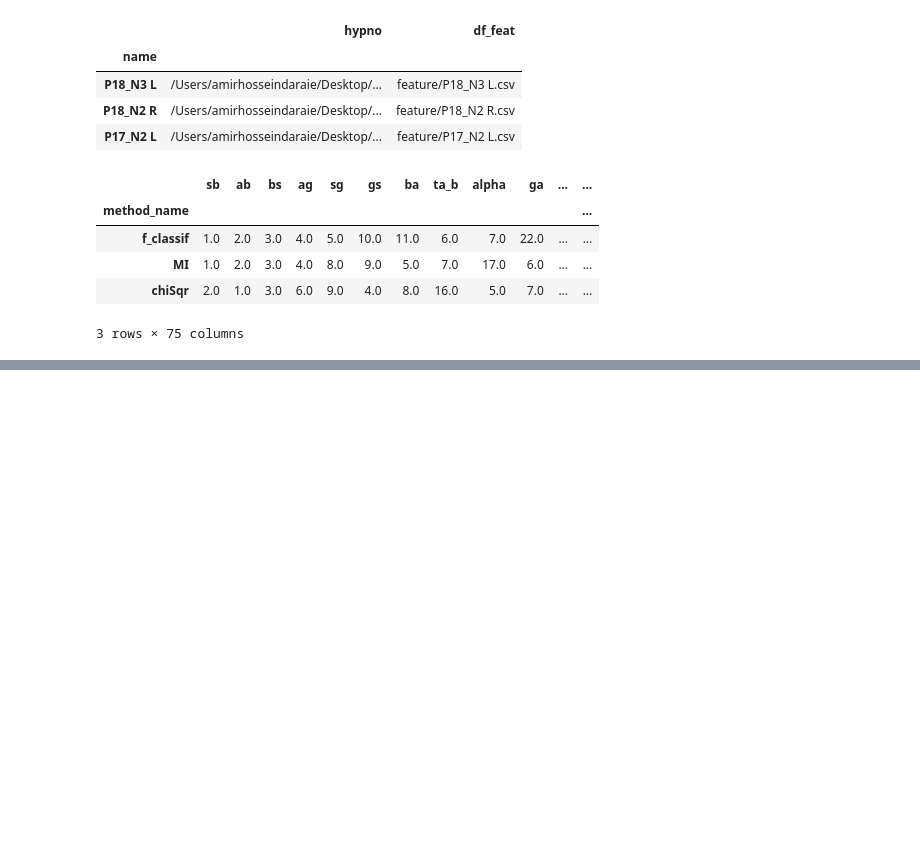
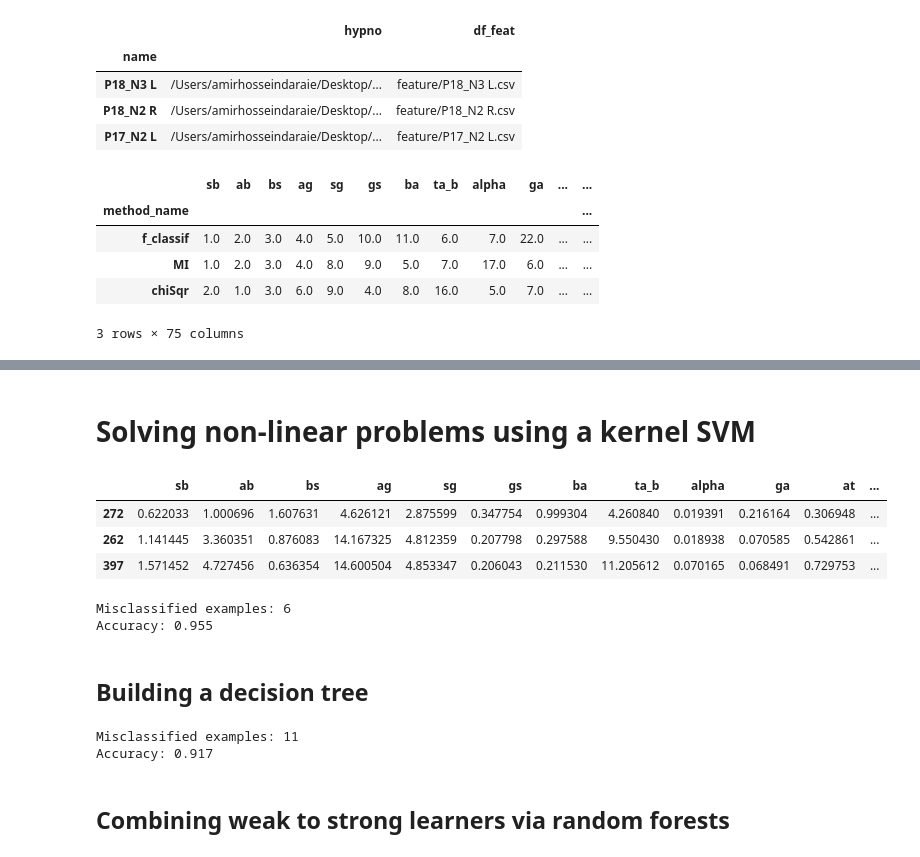
Before and after one commit to amirhdre/BSc-Thesis, a Jupyter notebook: 13 code.ipynb, the cells around one changed output, grey strips where cells are left out. Saved outputs shown, nothing was run; the diff lists cells and outputs as text; code cells hidden in the pictures; blank space fills up the shorter version.

```diff
--- a/13 code.ipynb
+++ b/13 code.ipynb
@@ -39,3 +39,14 @@ rankings_df.head(3)
 | MI | 1.0 | 2.0 | 3.0 | 4.0 | 8.0 | 9.0 | 5.0 | 7.0 | 17.0 | 6.0 | ... | ... |
 | chiSqr | 2.0 | 1.0 | 3.0 | 6.0 | 9.0 | 4.0 | 8.0 | 16.0 | 5.0 | 7.0 | ... | ... |
 3 rows × 75 columns
+# %%
+# to see id's
+idx = reference_df.index.to_list()
+
+# to load hypno:
+hypno_loc = reference_df.loc[idx[10], "hypno"]
+hypno_30s = np.loadtxt(hypno_loc, dtype ='int')[:, 0]
+
+# # to load features:
+df_feat_loc = reference_df.loc[idx[10], "df_feat"]
+df_feat = pd.read_csv(df_feat_loc, index_col=False)
@@ -41,0 +63,3 @@ rankings_df.head(3)
+# %%
+df_feat = df_feat.loc[hypno_30s!=-1]
+hypno_30s = hypno_30s[hypno_30s!=-1]
@@ -41,0 +84,7 @@ rankings_df.head(3)
+# %%
+from sklearn.preprocessing import StandardScaler
+
+sc = StandardScaler()
+sc.fit(df_feat)
+X_train_std = sc.transform(X_train)
+X_test_std = sc.transform(X_test)
@@ -41,0 +336,48 @@ rankings_df.head(3)
+# %% [markdown]
+# Solving non-linear problems using a kernel SVM
+# %%
+columns = rankings_df.columns[:20]
+
+X_train, X_test, y_train, y_test = train_test_split(
+    df_feat[columns], hypno_30s, test_size=0.2, random_state=1, stratify=hypno_30s
+)
+
+X_train, X_test = X_train[columns], X_test[columns]
+
+sc = StandardScaler()
+sc.fit(df_feat[columns])
+X_train_std = sc.transform(X_train)
+X_test_std = sc.transform(X_test)
+# %%
+X_train.head(3)
+# %% [output]
+|  | sb | ab | bs | ag | sg | gs | ba | ta_b | alpha | ga | at | ... |
+| 272 | 0.622033 | 1.000696 | 1.607631 | 4.626121 | 2.875599 | 0.347754 | 0.999304 | 4.260840 | 0.019391 | 0.216164 | 0.306948 | ... |
+| 262 | 1.141445 | 3.360351 | 0.876083 | 14.167325 | 4.812359 | 0.207798 | 0.297588 | 9.550430 | 0.018938 | 0.070585 | 0.542861 | ... |
+| 397 | 1.571452 | 4.727456 | 0.636354 | 14.600504 | 4.853347 | 0.206043 | 0.211530 | 11.205612 | 0.070165 | 0.068491 | 0.729753 | ... |
+# %%
+from sklearn.svm import SVC
+
+svm = SVC(kernel='rbf', random_state=1, gamma=0.2, C=1.0)
+svm.fit(X_train_std, y_train)
+y_pred = svm.predict(X_test_std)
+print('Misclassified examples: %d' % (y_test != y_pred).sum())
+print('Accuracy: %.3f' % accuracy_score(y_test, y_pred))
+# %% [output]
+Misclassified examples: 6
+Accuracy: 0.955
+# %% [markdown]
+## Building a decision tree
+# %%
+from sklearn.tree import DecisionTreeClassifier
+
+tree_model = DecisionTreeClassifier(criterion='gini',
+                                    max_depth=5,
+                                    random_state=1)
+tree_model.fit(X_train, y_train)
+y_pred = tree_model.predict(X_test)
+print('Misclassified examples: %d' % (y_test != y_pred).sum())
+print('Accuracy: %.3f' % accuracy_score(y_test, y_pred))
+# %% [output]
+Misclassified examples: 11
+Accuracy: 0.917
@@ -41,0 +391,2 @@ rankings_df.head(3)
+# %% [markdown]
+## Combining weak to strong learners via random forests
```
Also changed, not shown: parts of 31 cells of this notebook.
